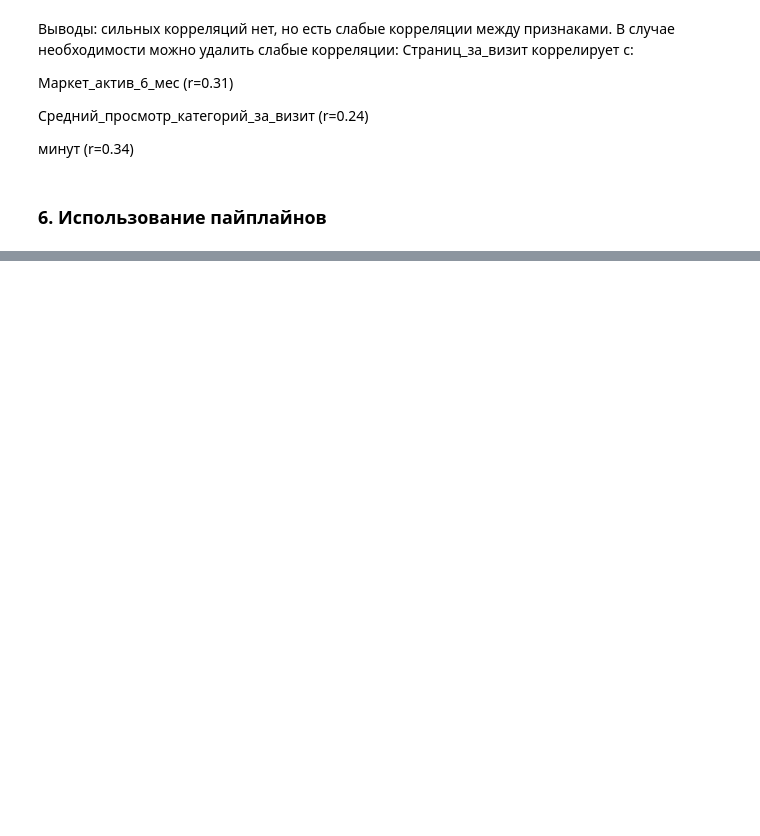
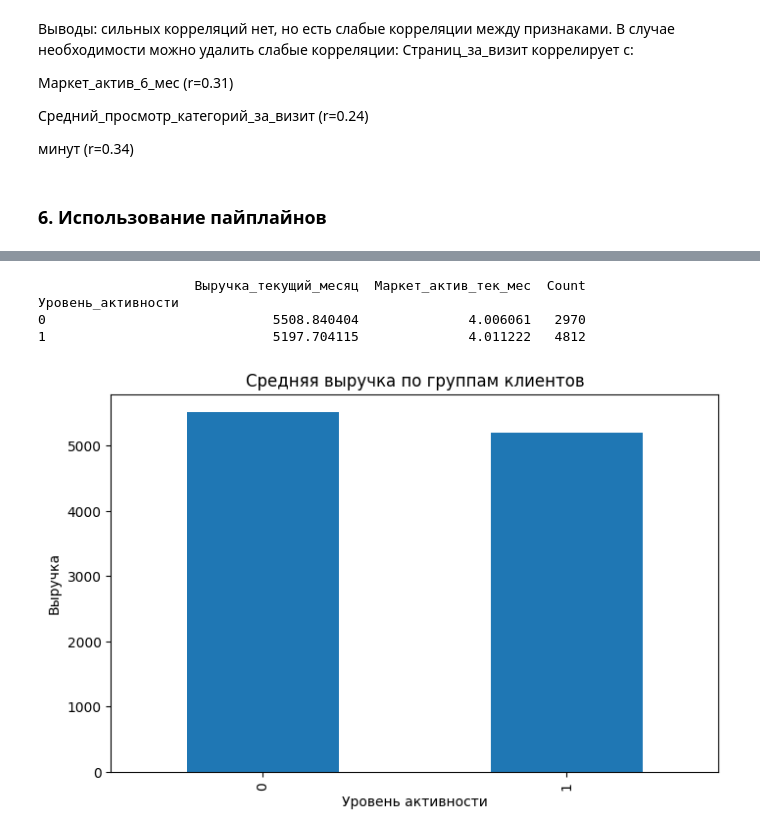
Before and after one commit to eugenii/DS_10_11, a Jupyter notebook: pr_11.ipynb, the cells around one changed output, grey strips where cells are left out. Cells and saved outputs as stored; diff of their text form; code cells hidden in the pictures; blank space fills up the shorter version.

```diff
--- a/pr_11.ipynb
+++ b/pr_11.ipynb
@@ -227,0 +760,11 @@ print(categorical_cols)
+# %%
+# Предсказания модели (классы)
+y_pred = best_model.predict(X)
+
+# Вероятности классов (если нужно)
+y_proba = best_model.predict_proba(X)[:, 1]  # Вероятность класса "снизилась"
+# Добавляем предсказания в исходные данные
+df['Уровень_активности'] = y_pred
+df['Вероятность_снижения'] = y_proba
+
+print(df.head())
@@ -227,0 +789,23 @@ print(categorical_cols)
+# %%
+# Группировка данных по уровню активности
+group_analysis = df.groupby('Уровень_активности').agg({
+    'Выручка_текущий_месяц': 'mean',
+    'Маркет_актив_тек_мес': 'mean',
+    'id': 'count'
+}).rename(columns={'id': 'Count'})
+
+print(group_analysis)
+# %% [output]
+                    Выручка_текущий_месяц  Маркет_актив_тек_мес  Count
+Уровень_активности
+0                             5508.840404              4.006061   2970
+1                             5197.704115              4.011222   4812
+# %%
+# График средней выручки по группам
+group_analysis['Выручка_текущий_месяц'].plot(kind='bar', figsize=(8, 5))
+plt.title('Средняя выручка по группам клиентов')
+plt.xlabel('Уровень активности')
+plt.ylabel('Выручка')
+plt.show()
+# %% [output]
+[figure, added]
```
Also changed, not shown: parts of 44 cells of this notebook, 1 other file.
